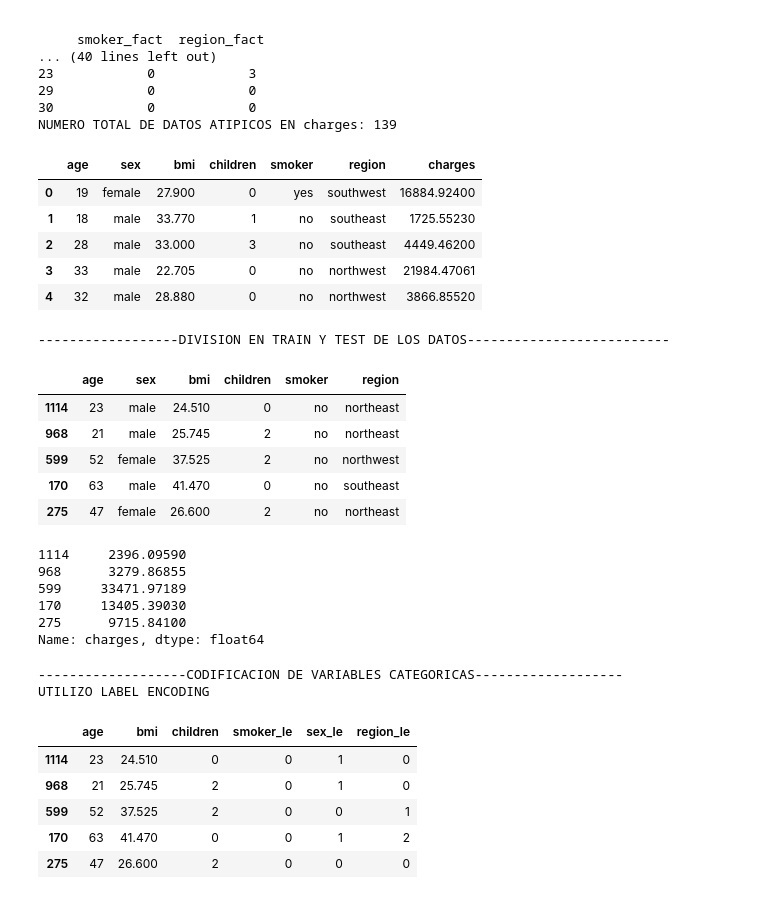
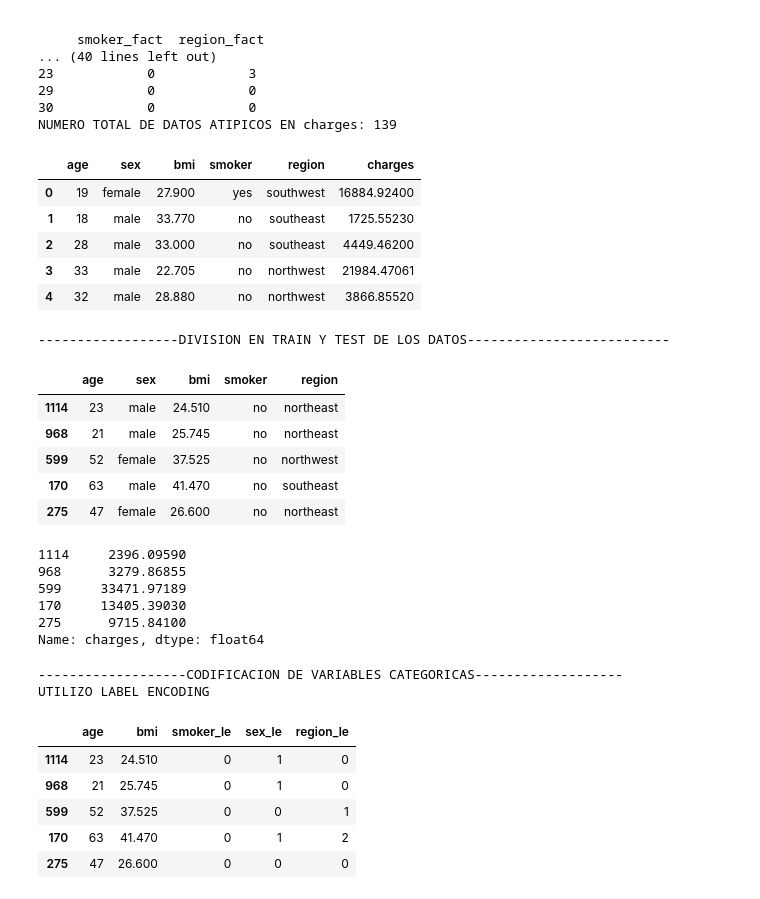
Before and after one commit to 4GeeksAcademy/Proyecto-regresion-lineal-Jorge3127, a Jupyter notebook: src/explore.ipynb, the cells around one changed output. Saved outputs shown, nothing was run; the diff lists cells and outputs as text; code cells hidden in the pictures.

```diff
--- a/src/explore.ipynb
+++ b/src/explore.ipynb
@@ -315,15 +317,15 @@ Datos atípicos en bmi:
 NUMERO TOTAL DE DATOS ATIPICOS EN charges: 139
 # %%
 # ELIMINAMOS LAS COLUMNAS FACTORIZADAS
-df.drop(["sex_fact", "smoker_fact", "region_fact"], axis = 1, inplace = True)
+df.drop(["sex_fact", "smoker_fact", "region_fact","children"], axis = 1, inplace = True)
 df.head()
 # %% [output]
-|  | age | sex | bmi | children | smoker | region | charges |
-| 0 | 19 | female | 27.900 | 0 | yes | southwest | 16884.92400 |
-| 1 | 18 | male | 33.770 | 1 | no | southeast | 1725.55230 |
-| 2 | 28 | male | 33.000 | 3 | no | southeast | 4449.46200 |
-| 3 | 33 | male | 22.705 | 0 | no | northwest | 21984.47061 |
-| 4 | 32 | male | 28.880 | 0 | no | northwest | 3866.85520 |
+|  | age | sex | bmi | smoker | region | charges |
+| 0 | 19 | female | 27.900 | yes | southwest | 16884.92400 |
+| 1 | 18 | male | 33.770 | no | southeast | 1725.55230 |
+| 2 | 28 | male | 33.000 | no | southeast | 4449.46200 |
+| 3 | 33 | male | 22.705 | no | northwest | 21984.47061 |
+| 4 | 32 | male | 28.880 | no | northwest | 3866.85520 |
 # %%
 print("------------------DIVISION EN TRAIN Y TEST DE LOS DATOS--------------------------\n")
 # Dividimos el conjunto de datos en muestras de train y test
@@ -335,12 +337,12 @@ X_train, X_test, y_train, y_test = train_test_split(X, y, test_size = 0.2, rando
 X_train.head()
 # %% [output]
 ------------------DIVISION EN TRAIN Y TEST DE LOS DATOS--------------------------
-|  | age | sex | bmi | children | smoker | region |
-| 1114 | 23 | male | 24.510 | 0 | no | northeast |
-| 968 | 21 | male | 25.745 | 2 | no | northeast |
-| 599 | 52 | female | 37.525 | 2 | no | northwest |
-| 170 | 63 | male | 41.470 | 0 | no | southeast |
-| 275 | 47 | female | 26.600 | 2 | no | northeast |
+|  | age | sex | bmi | smoker | region |
+| 1114 | 23 | male | 24.510 | no | northeast |
+| 968 | 21 | male | 25.745 | no | northeast |
+| 599 | 52 | female | 37.525 | no | northwest |
+| 170 | 63 | male | 41.470 | no | southeast |
+| 275 | 47 | female | 26.600 | no | northeast |
 # %%
 y_train.head()
 # %% [output]
@@ -374,12 +376,12 @@ X_train_cat_le.head()
 # %% [output]
 -------------------CODIFICACION DE VARIABLES CATEGORICAS-------------------
 UTILIZO LABEL ENCODING
-|  | age | bmi | children | smoker_le | sex_le | region_le |
-| 1114 | 23 | 24.510 | 0 | 0 | 1 | 0 |
-| 968 | 21 | 25.745 | 2 | 0 | 1 | 0 |
-| 599 | 52 | 37.525 | 2 | 0 | 0 | 1 |
-| 170 | 63 | 41.470 | 0 | 0 | 1 | 2 |
-| 275 | 47 | 26.600 | 2 | 0 | 0 | 0 |
+|  | age | bmi | smoker_le | sex_le | region_le |
+| 1114 | 23 | 24.510 | 0 | 1 | 0 |
+| 968 | 21 | 25.745 | 0 | 1 | 0 |
+| 599 | 52 | 37.525 | 0 | 0 | 1 |
+| 170 | 63 | 41.470 | 0 | 1 | 2 |
+| 275 | 47 | 26.600 | 0 | 0 | 0 |
 # %%
 print("--------------------ESCALADO DE VARIABLES NUMERICAS\nUTILIZO STANDARSCALER")
 # Instancio el escalador
```
Also changed, not shown: parts of 24 cells of this notebook.
